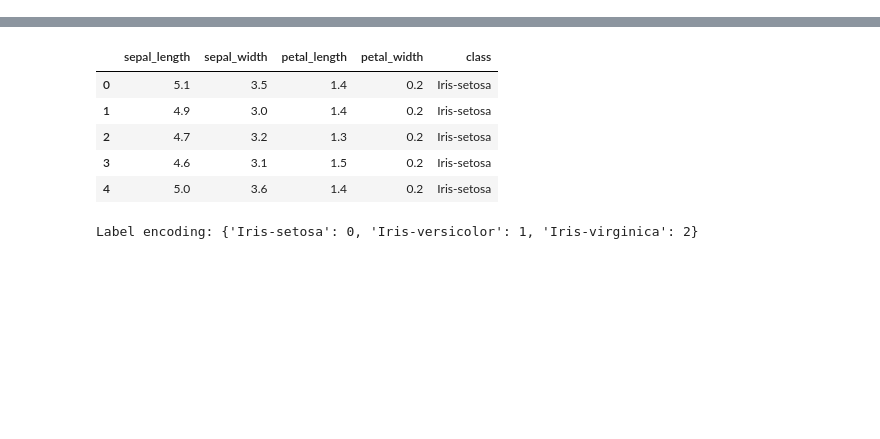
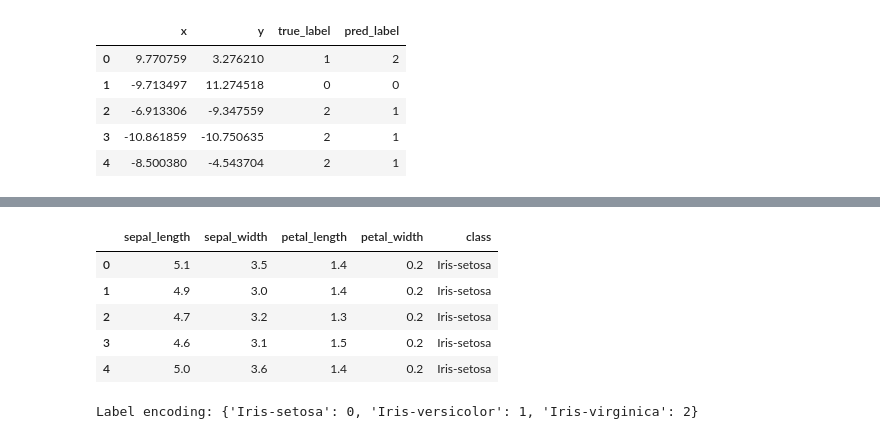
Before and after one commit to yukikitayama/machine-learning, a Jupyter notebook: unsupervised-learning/k_means_clustering.ipynb, the cells around one changed output, grey strips where cells are left out. Saved outputs shown, nothing was run; the diff lists cells and outputs as text; code cells hidden in the pictures; blank space fills up the shorter version.

```diff
--- a/unsupervised-learning/k_means_clustering.ipynb
+++ b/unsupervised-learning/k_means_clustering.ipynb
@@ -10,0 +83,9 @@ RANDOM_STATE = 0
+# %%
+df.head()
+# %% [output]
+|  | x | y | true_label | pred_label |
+| 0 | 9.770759 | 3.276210 | 1 | 2 |
+| 1 | -9.713497 | 11.274518 | 0 | 0 |
+| 2 | -6.913306 | -9.347559 | 2 | 1 |
+| 3 | -10.861859 | -10.750635 | 2 | 1 |
+| 4 | -8.500380 | -4.543704 | 2 | 1 |
```
Also changed, not shown: parts of 16 cells of this notebook, 1 other file.
